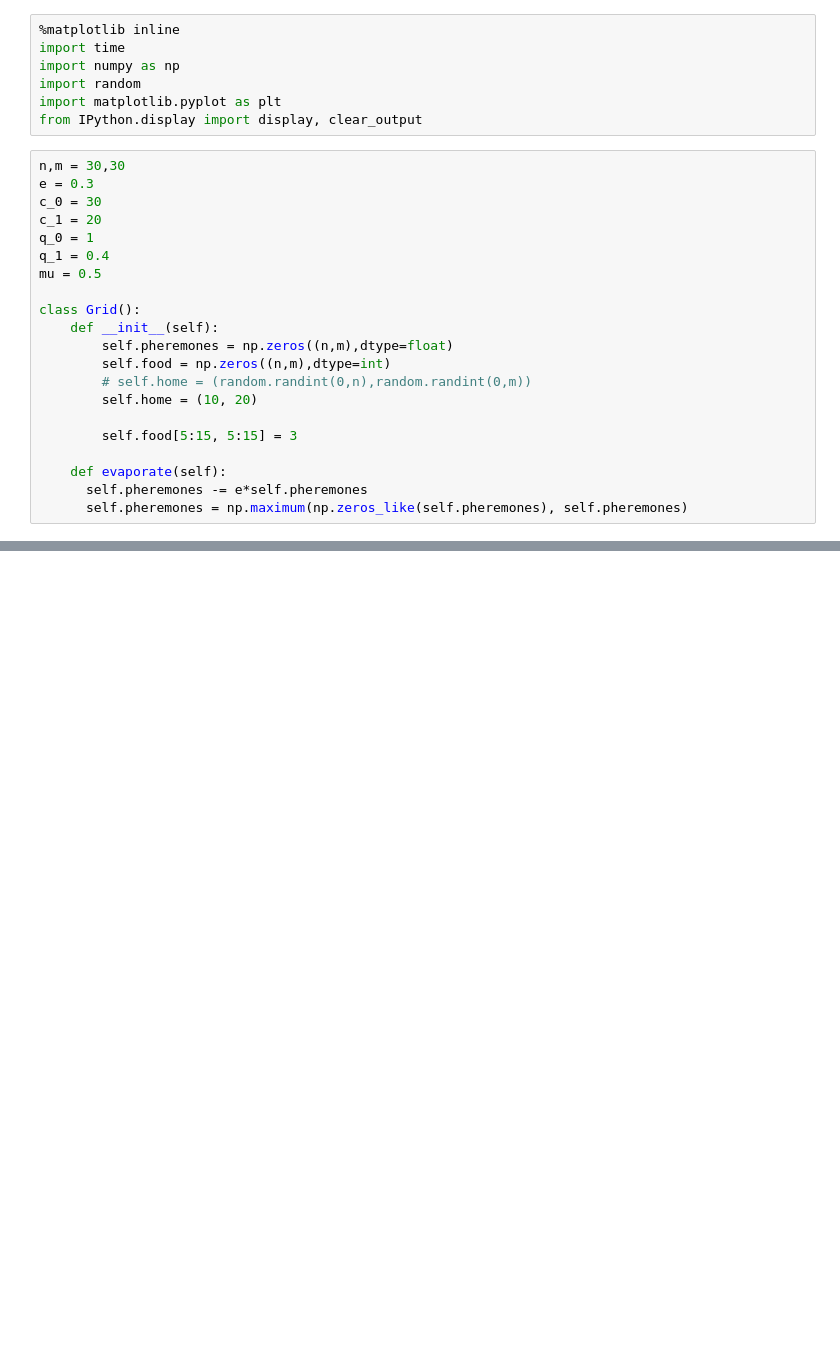
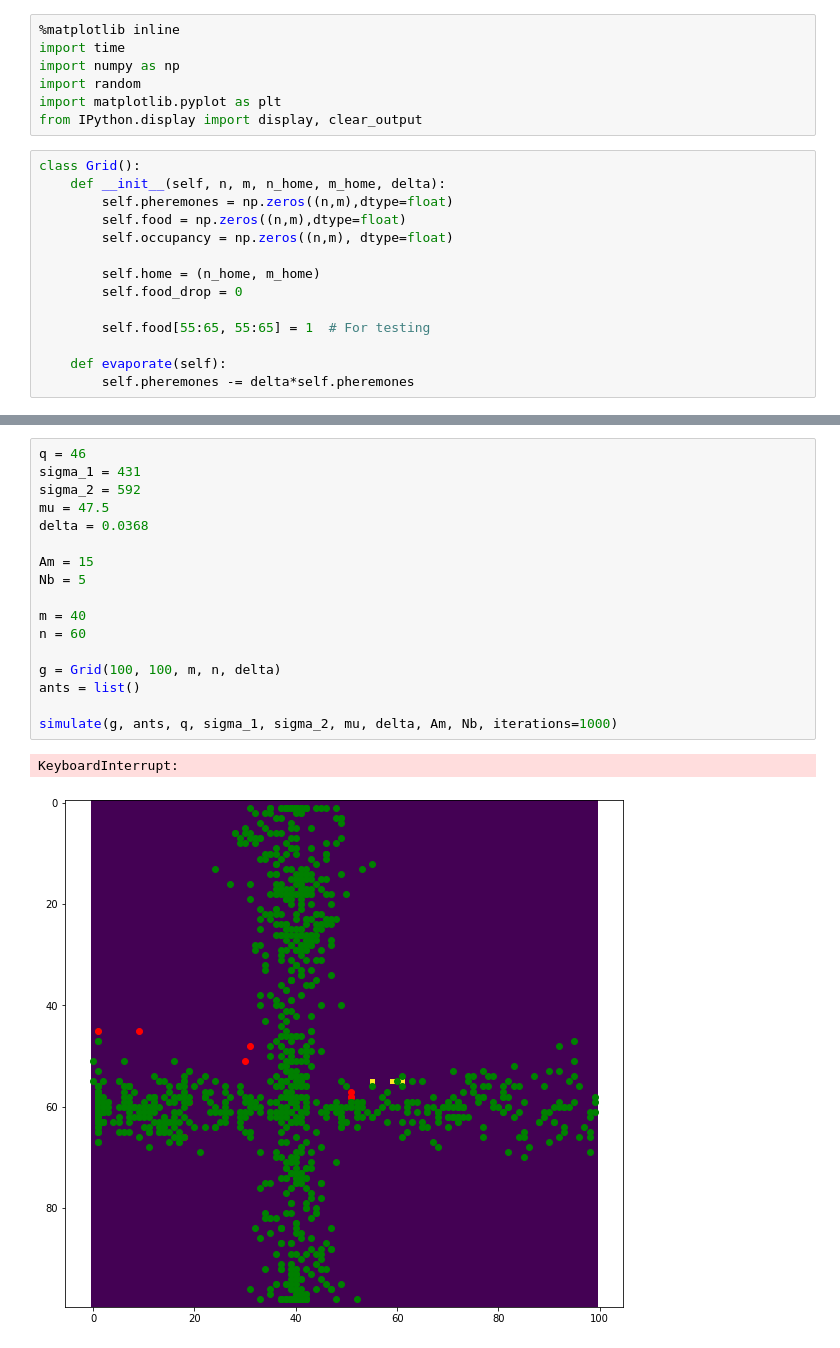
Before and after one commit to lessleyH/Survival-of-the-Fittest, a Jupyter notebook: demos/project_demo.ipynb, the cells around one changed output, grey strips where cells are left out. Saved outputs shown, nothing was run; the diff lists cells and outputs as text; blank space fills up the shorter version.

```diff
--- a/demos/project_demo.ipynb
+++ b/demos/project_demo.ipynb
@@ -6,23 +6,16 @@ import random
 import matplotlib.pyplot as plt
 from IPython.display import display, clear_output
 # %%
-n,m = 30,30
-e = 0.3
-c_0 = 30
-c_1 = 20
-q_0 = 1
-q_1 = 0.4
-mu = 0.5
+class Grid():
+    def __init__(self, n, m, n_home, m_home, delta):
+        self.pheremones = np.zeros((n,m),dtype=float)
+        self.food = np.zeros((n,m),dtype=float)
+        self.occupancy = np.zeros((n,m), dtype=float)
 
-class Grid():
-    def __init__(self):
-        self.pheremones = np.zeros((n,m),dtype=float)
-        self.food = np.zeros((n,m),dtype=int)
-        # self.home = (random.randint(0,n),random.randint(0,m))
-        self.home = (10, 20)
+        self.home = (n_home, m_home)
+        self.food_drop = 0
 
-        self.food[5:15, 5:15] = 3
+        self.food[55:65, 55:65] = 1  # For testing
 
     def evaporate(self):
-      self.pheremones -= e*self.pheremones
-      self.pheremones = np.maximum(np.zeros_like(self.pheremones), self.pheremones)
+        self.pheremones -= delta*self.pheremones
@@ -162,0 +158,20 @@ hill.simulate(1000)
+# %%
+q = 46
+sigma_1 = 431
+sigma_2 = 592
+mu = 47.5
+delta = 0.0368
+
+Am = 15
+Nb = 5
+
+m = 40
+n = 60
+
+g = Grid(100, 100, m, n, delta)
+ants = list()
+
+simulate(g, ants, q, sigma_1, sigma_2, mu, delta, Am, Nb, iterations=1000)
+# %% [output]
+KeyboardInterrupt:
+[figure, added]
```
Also changed, not shown: parts of 5 cells of this notebook.
